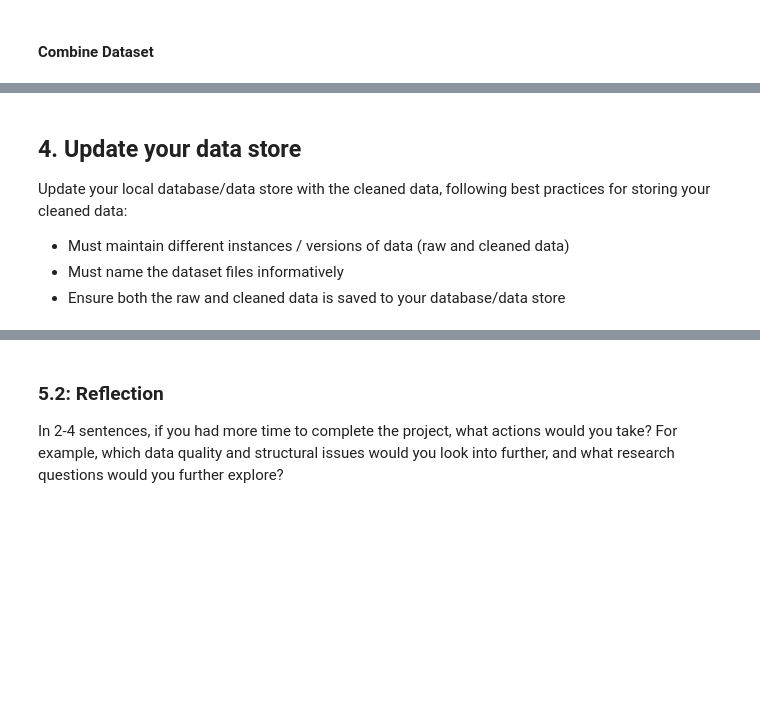
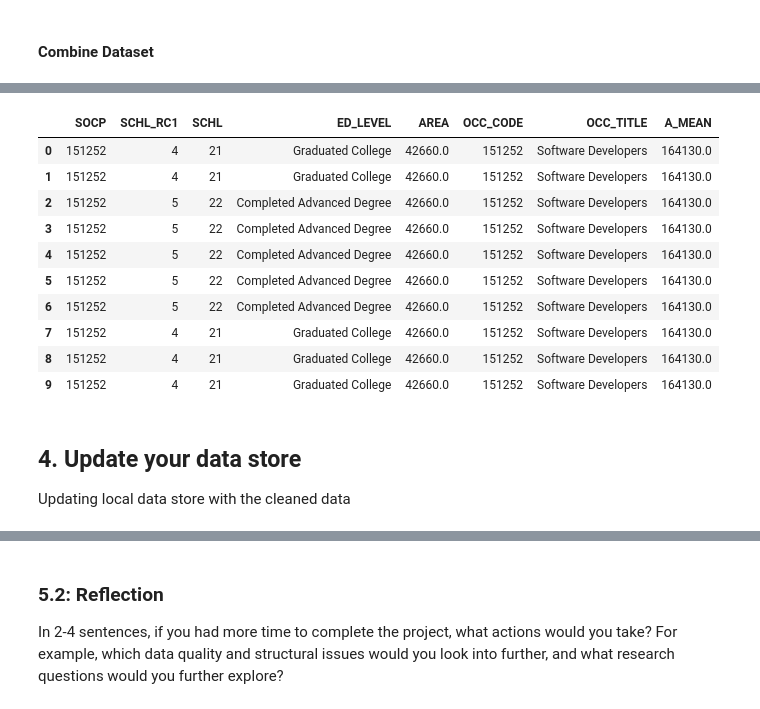
Before and after one commit to kaydee98/DataAnalytics, a Jupyter notebook: AdvancedDataWrangling/Data_Wrangling_Project_Starter.ipynb, the cells around one changed output, grey strips where cells are left out. Saved outputs shown, nothing was run; the diff lists cells and outputs as text; code cells hidden in the pictures; blank space fills up the shorter version.

```diff
--- a/AdvancedDataWrangling/Data_Wrangling_Project_Starter.ipynb
+++ b/AdvancedDataWrangling/Data_Wrangling_Project_Starter.ipynb
@@ -192,12 +84,0 @@ Name: count, Length: 15760, dtype: int64
-# %%
-# suppress warning
-pd.set_option('future.no_silent_downcasting', True)
-
-## clean - replace the * and # with np.nan
-oew_cleaned['A_MEAN'] = oew_cleaned['A_MEAN'].replace(['*','#'], [np.nan, np.nan])
-
-## drop NA values
-oew_cleaned = oew_cleaned.dropna()
-
-## verify cleaning
-oew_cleaned['A_MEAN'].value_counts()
@@ -797,11 +536,19 @@ pums_merged.head()
 # %%
 # merge oew and pums
-merged_df = pums_merged.merge(oew_cleaned, left_on='SOCP', right_on='OCC_CODE', how='left')
-merged_df.head(10)
+pum_oew_merged = pums_merged.merge(oew_cleaned, left_on='SOCP', right_on='OCC_CODE', how='left')
+pum_oew_merged.head(10)
+# %% [output]
+|  | SOCP | SCHL_RC1 | SCHL | ED_LEVEL | AREA | OCC_CODE | OCC_TITLE | A_MEAN |
+| 0 | 151252 | 4 | 21 | Graduated College | 42660.0 | 151252 | Software Developers | 164130.0 |
+| 1 | 151252 | 4 | 21 | Graduated College | 42660.0 | 151252 | Software Developers | 164130.0 |
+| 2 | 151252 | 5 | 22 | Completed Advanced Degree | 42660.0 | 151252 | Software Developers | 164130.0 |
+| 3 | 151252 | 5 | 22 | Completed Advanced Degree | 42660.0 | 151252 | Software Developers | 164130.0 |
+| 4 | 151252 | 5 | 22 | Completed Advanced Degree | 42660.0 | 151252 | Software Developers | 164130.0 |
+| 5 | 151252 | 5 | 22 | Completed Advanced Degree | 42660.0 | 151252 | Software Developers | 164130.0 |
+| 6 | 151252 | 5 | 22 | Completed Advanced Degree | 42660.0 | 151252 | Software Developers | 164130.0 |
+| 7 | 151252 | 4 | 21 | Graduated College | 42660.0 | 151252 | Software Developers | 164130.0 |
+| 8 | 151252 | 4 | 21 | Graduated College | 42660.0 | 151252 | Software Developers | 164130.0 |
+| 9 | 151252 | 4 | 21 | Graduated College | 42660.0 | 151252 | Software Developers | 164130.0 |
-# %% [markdown]
-## 4. Update your data store
-Update your local database/data store with the cleaned data, following best practices for storing your cleaned data:
-
-- Must maintain different instances / versions of data (raw and cleaned data)
-- Must name the dataset files informatively
-- Ensure both the raw and cleaned data is saved to your database/data store
+# %% [markdown]
+## 4. Update your data store
+Updating local data store with the cleaned data
```
Also changed, not shown: parts of 43 cells of this notebook, 5 other files.
